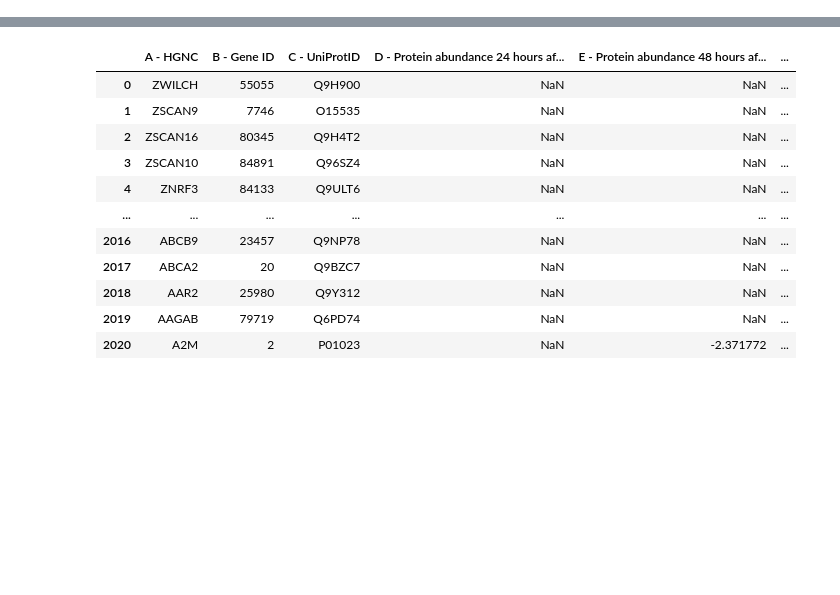
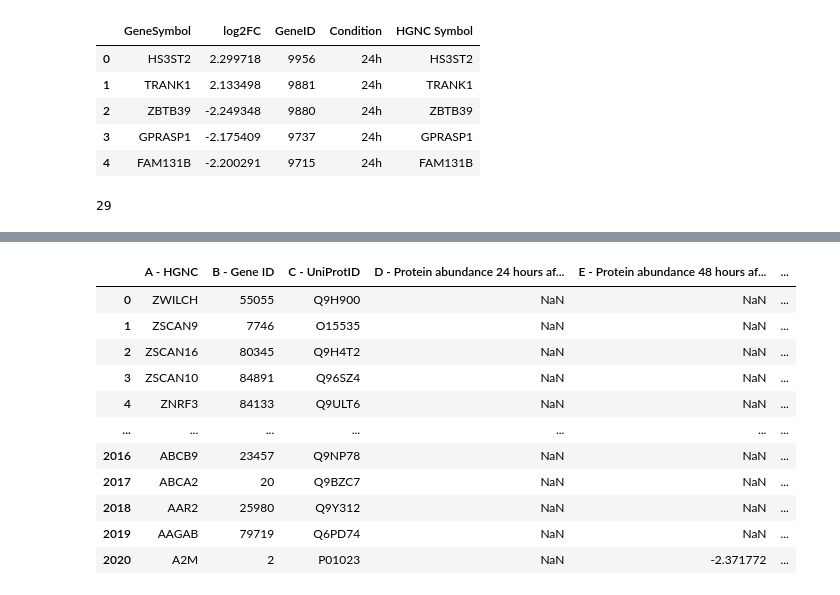
Before and after one commit to idekerlab/agent_evaluation, a Jupyter notebook: notebooks/dengue_data_processing.ipynb, the cells around one changed output, grey strips where cells are left out. Drawn from its saved outputs; the diff is of its cells as text; code cells hidden in the pictures; blank space fills up the shorter version.

```diff
--- a/notebooks/dengue_data_processing.ipynb
+++ b/notebooks/dengue_data_processing.ipynb
@@ -4,0 +74,19 @@ from scipy.stats import ttest_ind
+# %%
+
+rna_seq_24hr = read_sheet(raw_data, 'RNAseq 24hpi')
+rna_seq_48hr = read_sheet(raw_data, 'RNAseq 48hpi')
+rna_seq_combined = pd.concat([rna_seq_24hr, rna_seq_48hr], ignore_index=True, axis=0)
+# update genen symbol to match protein abundance
+rna_seq_combined['HGNC Symbol'] = rna_seq_combined.apply(lambda row: get_symbol_from_id(row), axis=1)
+rna_seq_combined.head()
+# %% [output]
+|  | GeneSymbol | log2FC | GeneID | Condition | HGNC Symbol |
+| 0 | HS3ST2 | 2.299718 | 9956 | 24h | HS3ST2 |
+| 1 | TRANK1 | 2.133498 | 9881 | 24h | TRANK1 |
+| 2 | ZBTB39 | -2.249348 | 9880 | 24h | ZBTB39 |
+| 3 | GPRASP1 | -2.175409 | 9737 | 24h | GPRASP1 |
+| 4 | FAM131B | -2.200291 | 9715 | 24h | FAM131B |
+# %%
+rna_seq_combined.to_csv(f'{dirname}/data/dengue_data_rna_seq_with_symbols.csv', index=False)
+# %% [output]
+29
```
Also changed, not shown: parts of 15 cells of this notebook, 55 other files.
